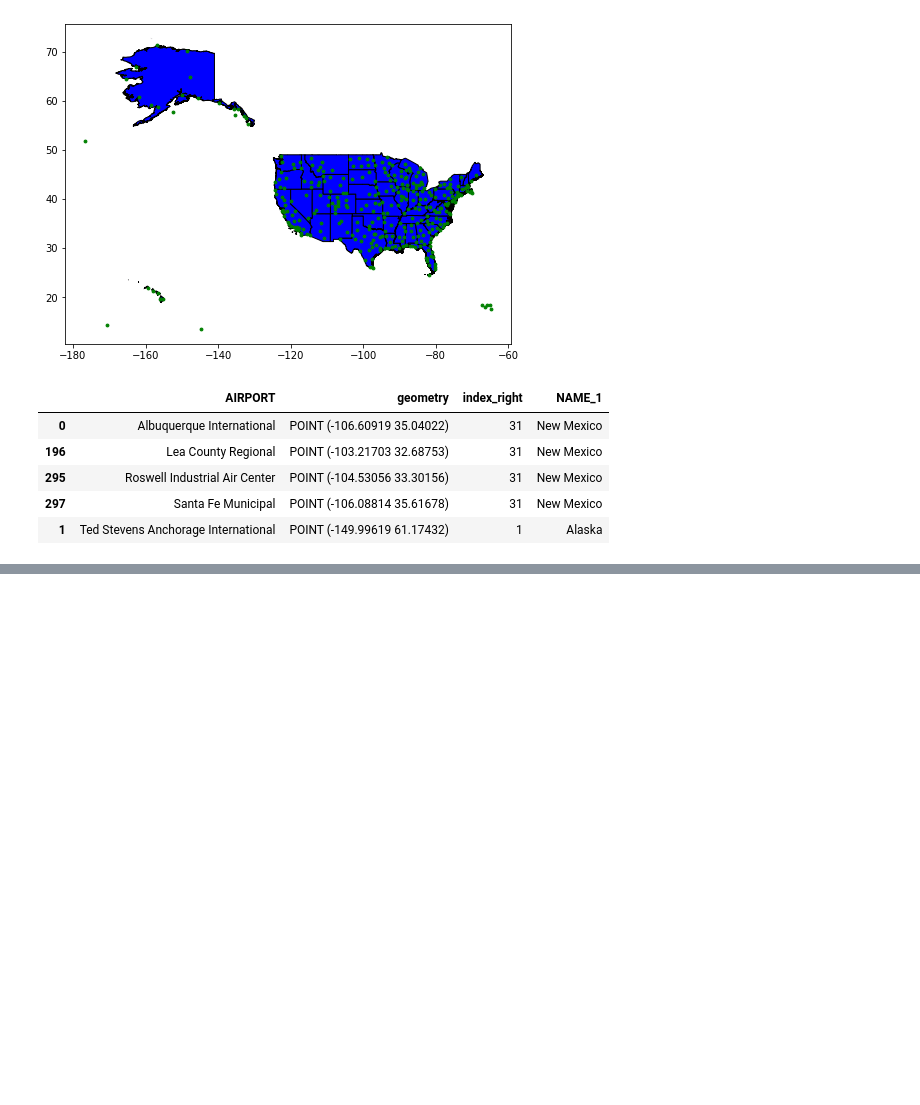
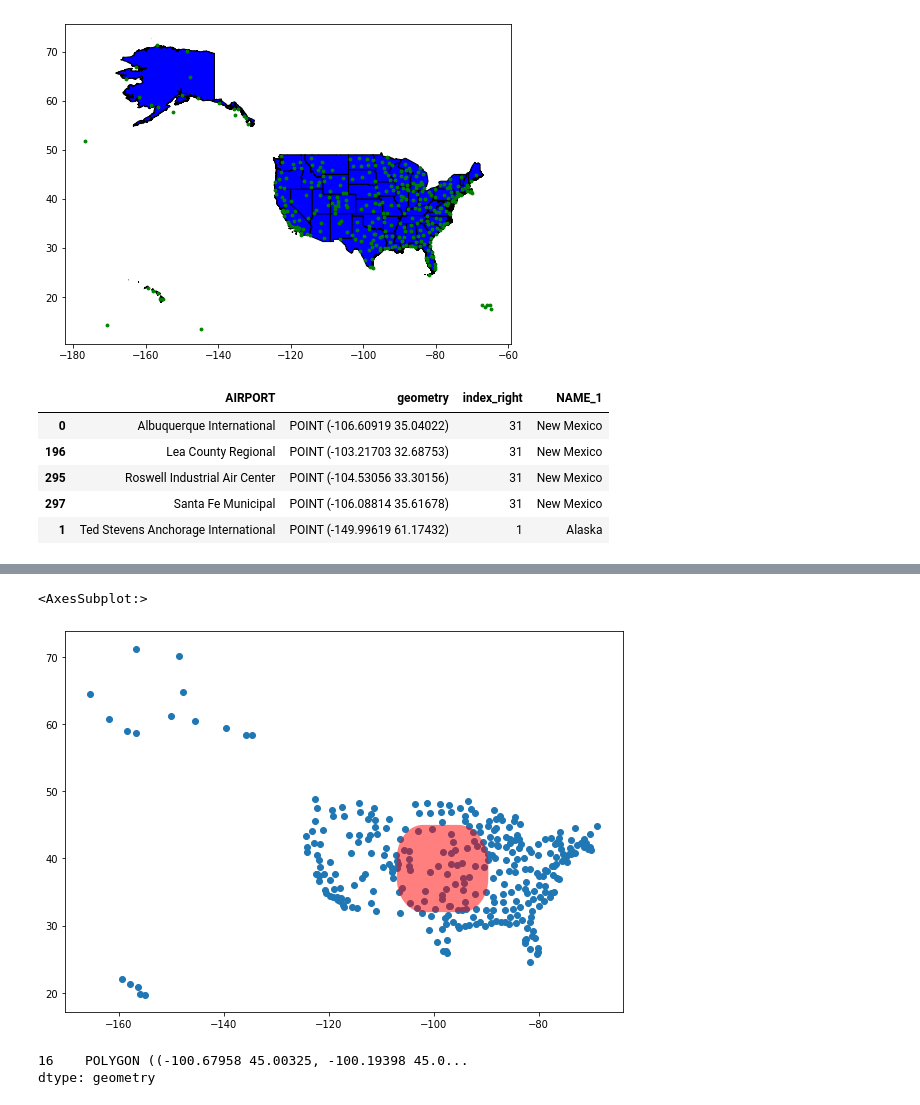
Before and after one commit to Bench-amblee/arcpy, a Jupyter notebook: geopandas_practice_2.ipynb, the cells around one changed output, grey strips where cells are left out. Drawn from its saved outputs; the diff is of its cells as text; code cells hidden in the pictures; blank space fills up the shorter version.

```diff
--- a/geopandas_practice_2.ipynb
+++ b/geopandas_practice_2.ipynb
@@ -315,0 +294,4 @@ airports_us.head()
+# %%
+kansas = us_states[us_states['NAME_1'] == 'Kansas']
+
+kansas_buff = kansas['geometry'].buffer(distance=5)
@@ -315,0 +314,12 @@ airports_us.head()
+# %%
+fig, ax = plt.subplots(figsize=(10,10))
+airports_us.plot(ax=ax)
+kansas_buff.plot(ax=ax,color='red',alpha=0.5)
+# %% [output]
+<AxesSubplot:>
+[figure, added]
+# %%
+kansas_buff
+# %% [output]
+16    POLYGON ((-100.67958 45.00325, -100.19398 45.0...
+dtype: geometry
```
Also changed, not shown: parts of 16 cells of this notebook.
